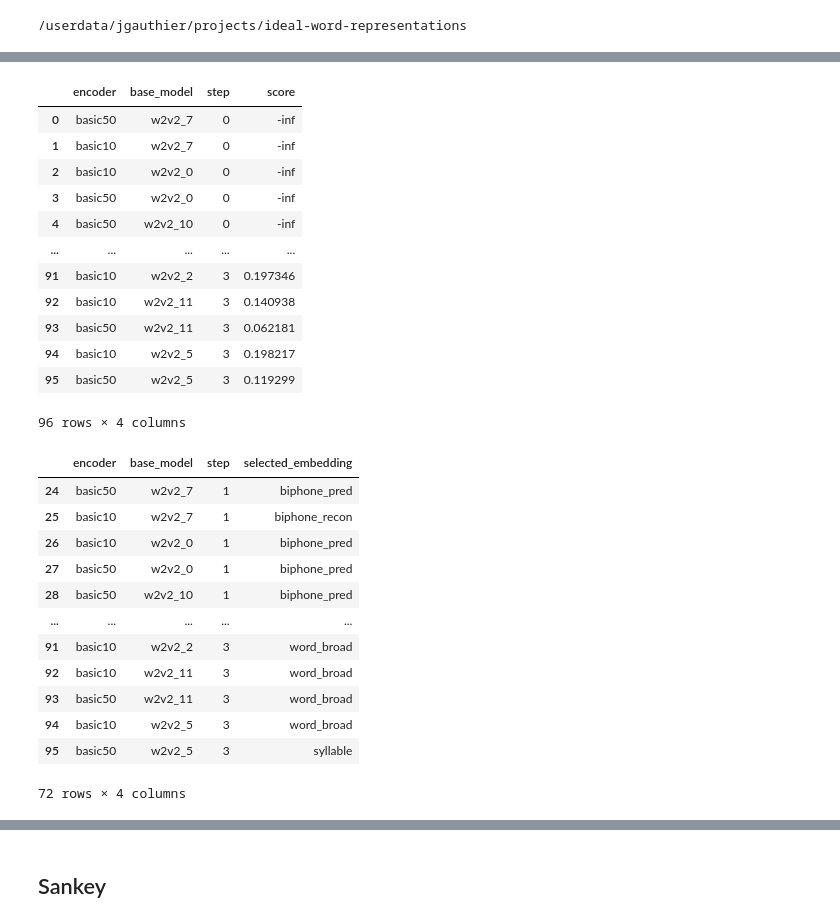
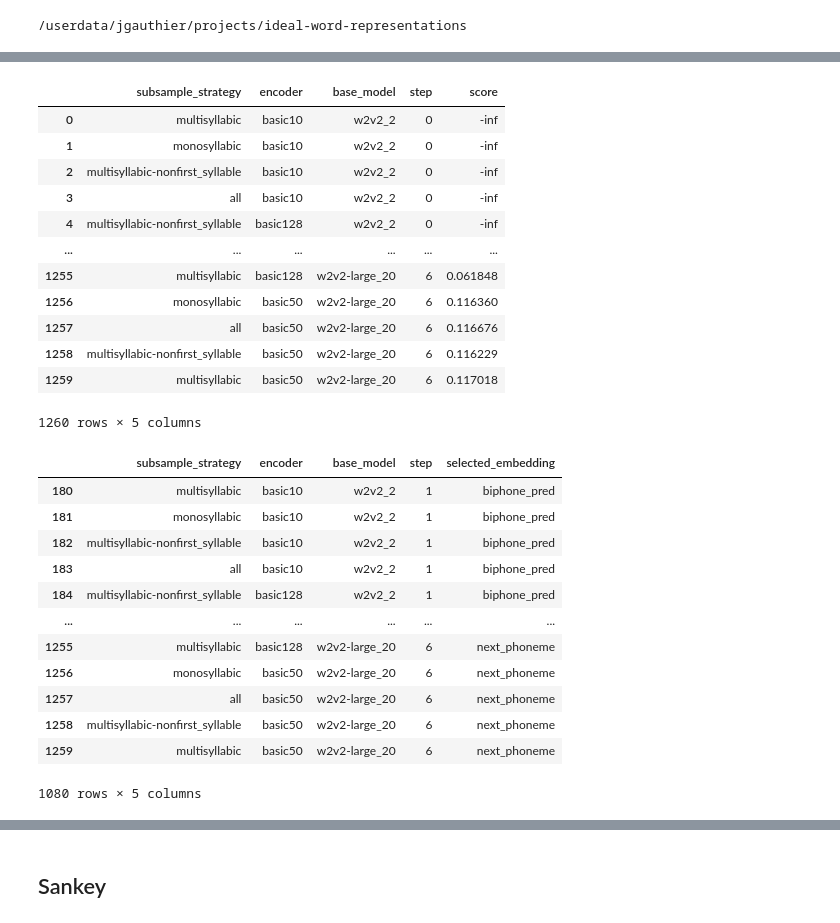
Before and after one commit to hans/ideal-word-representations, a Jupyter notebook: notebooks/synthetic_encoding/feature_selection_summary.ipynb, the cells around one changed output, grey strips where cells are left out. Saved outputs shown, nothing was run; the diff lists cells and outputs as text; code cells hidden in the pictures.

```diff
--- a/notebooks/synthetic_encoding/feature_selection_summary.ipynb
+++ b/notebooks/synthetic_encoding/feature_selection_summary.ipynb
@@ -35,48 +35,48 @@ feature_selection_paths
 feature_selection_results = {}
 for path in feature_selection_paths:
     with open(path, "rb") as f:
-        key = (path.parent.name, path.parents[1].name)
+        key = (path.parent.name, path.parents[1].name, path.parents[2].name)
         result = pickle.load(f)
         feature_selection_results[key] = {"spec_trajectory": result["spec_trajectory"], "score_trajectory": result["score_trajectory"]}
 # %%
 score_df = pd.DataFrame([feature_selection_results[key]["score_trajectory"] for key in feature_selection_results],
-                        index=pd.MultiIndex.from_tuples(feature_selection_results.keys(), names=["encoder", "base_model"])) \
-                            .reset_index().melt(id_vars=["encoder", "base_model"], var_name="step", value_name="score")
+                        index=pd.MultiIndex.from_tuples(feature_selection_results.keys(), names=["subsample_strategy", "encoder", "base_model"])) \
+                            .reset_index().melt(id_vars=["subsample_strategy", "encoder", "base_model"], var_name="step", value_name="score")
 score_df
 # %% [output]
-|  | encoder | base_model | step | score |
-| 0 | basic50 | w2v2_7 | 0 | -inf |
-| 1 | basic10 | w2v2_7 | 0 | -inf |
-| 2 | basic10 | w2v2_0 | 0 | -inf |
-| 3 | basic50 | w2v2_0 | 0 | -inf |
-| 4 | basic50 | w2v2_10 | 0 | -inf |
-| ... | ... | ... | ... | ... |
-| 91 | basic10 | w2v2_2 | 3 | 0.197346 |
-| 92 | basic10 | w2v2_11 | 3 | 0.140938 |
-| 93 | basic50 | w2v2_11 | 3 | 0.062181 |
-| 94 | basic10 | w2v2_5 | 3 | 0.198217 |
-| 95 | basic50 | w2v2_5 | 3 | 0.119299 |
+|  | subsample_strategy | encoder | base_model | step | score |
+| 0 | multisyllabic | basic10 | w2v2_2 | 0 | -inf |
+| 1 | monosyllabic | basic10 | w2v2_2 | 0 | -inf |
+| 2 | multisyllabic-nonfirst_syllable | basic10 | w2v2_2 | 0 | -inf |
+| 3 | all | basic10 | w2v2_2 | 0 | -inf |
+| 4 | multisyllabic-nonfirst_syllable | basic128 | w2v2_2 | 0 | -inf |
+| ... | ... | ... | ... | ... | ... |
+| 1255 | multisyllabic | basic128 | w2v2-large_20 | 6 | 0.061848 |
+| 1256 | monosyllabic | basic50 | w2v2-large_20 | 6 | 0.116360 |
+| 1257 | all | basic50 | w2v2-large_20 | 6 | 0.116676 |
+| 1258 | multisyllabic-nonfirst_syllable | basic50 | w2v2-large_20 | 6 | 0.116229 |
+| 1259 | multisyllabic | basic50 | w2v2-large_20 | 6 | 0.117018 |
-96 rows × 4 columns
+1260 rows × 5 columns
 # %%
 selection_df = pd.DataFrame([[traj[-1] if len(traj) > 0 else None
                             for traj in feature_selection_results[key]["spec_trajectory"]]
                             for key in feature_selection_results],
-                            index=pd.MultiIndex.from_tuples(feature_selection_results.keys(), names=["encoder", "base_model"])).reset_index() \
-    .melt(id_vars=["encoder", "base_model"], var_name="step", value_name="selected_embedding") \
+                            index=pd.MultiIndex.from_tuples(feature_selection_results.keys(), names=["subsample_strategy", "encoder", "base_model"])).reset_index() \
+    .melt(id_vars=["subsample_strategy", "encoder", "base_model"], var_name="step", value_name="selected_embedding") \
     .dropna()
 selection_df
 # %% [output]
-|  | encoder | base_model | step | selected_embedding |
-| 24 | basic50 | w2v2_7 | 1 | biphone_pred |
-| 25 | basic10 | w2v2_7 | 1 | biphone_recon |
-| 26 | basic10 | w2v2_0 | 1 | biphone_pred |
-| 27 | basic50 | w2v2_0 | 1 | biphone_pred |
-| 28 | basic50 | w2v2_10 | 1 | biphone_pred |
-| ... | ... | ... | ... | ... |
-| 91 | basic10 | w2v2_2 | 3 | word_broad |
-| 92 | basic10 | w2v2_11 | 3 | word_broad |
-| 93 | basic50 | w2v2_11 | 3 | word_broad |
-| 94 | basic10 | w2v2_5 | 3 | word_broad |
-| 95 | basic50 | w2v2_5 | 3 | syllable |
+|  | subsample_strategy | encoder | base_model | step | selected_embedding |
+| 180 | multisyllabic | basic10 | w2v2_2 | 1 | biphone_pred |
+| 181 | monosyllabic | basic10 | w2v2_2 | 1 | biphone_pred |
+| 182 | multisyllabic-nonfirst_syllable | basic10 | w2v2_2 | 1 | biphone_pred |
+| 183 | all | basic10 | w2v2_2 | 1 | biphone_pred |
+| 184 | multisyllabic-nonfirst_syllable | basic128 | w2v2_2 | 1 | biphone_pred |
+| ... | ... | ... | ... | ... | ... |
+| 1255 | multisyllabic | basic128 | w2v2-large_20 | 6 | next_phoneme |
+| 1256 | monosyllabic | basic50 | w2v2-large_20 | 6 | next_phoneme |
+| 1257 | all | basic50 | w2v2-large_20 | 6 | next_phoneme |
+| 1258 | multisyllabic-nonfirst_syllable | basic50 | w2v2-large_20 | 6 | next_phoneme |
+| 1259 | multisyllabic | basic50 | w2v2-large_20 | 6 | next_phoneme |
-72 rows × 4 columns
+1080 rows × 5 columns
 # %%
```
Also changed, not shown: parts of 13 cells of this notebook, 5 other files.
